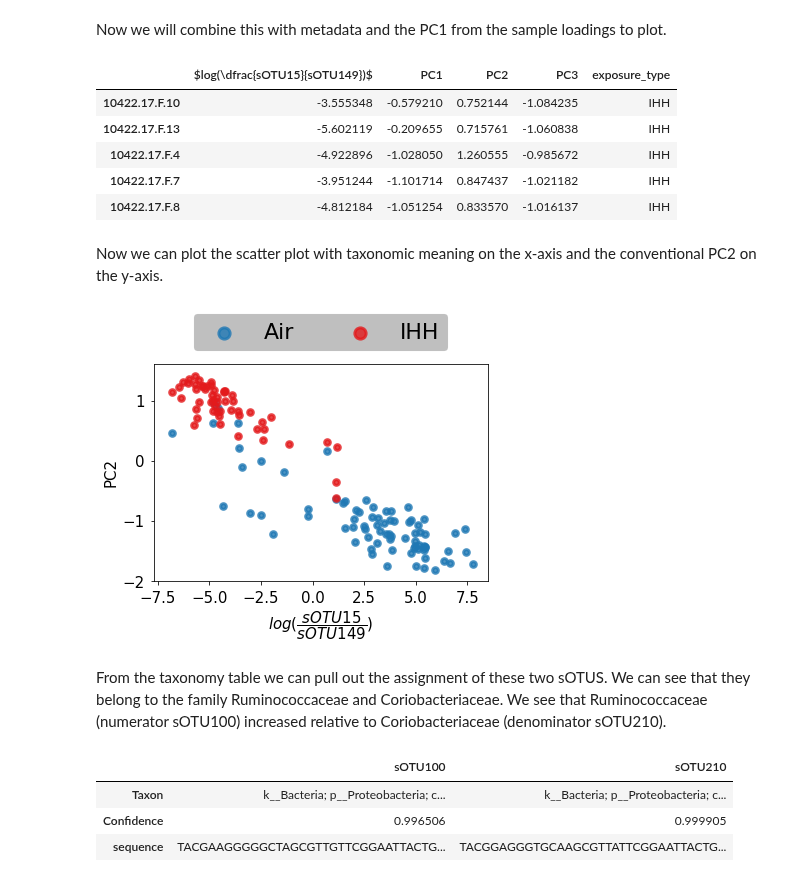
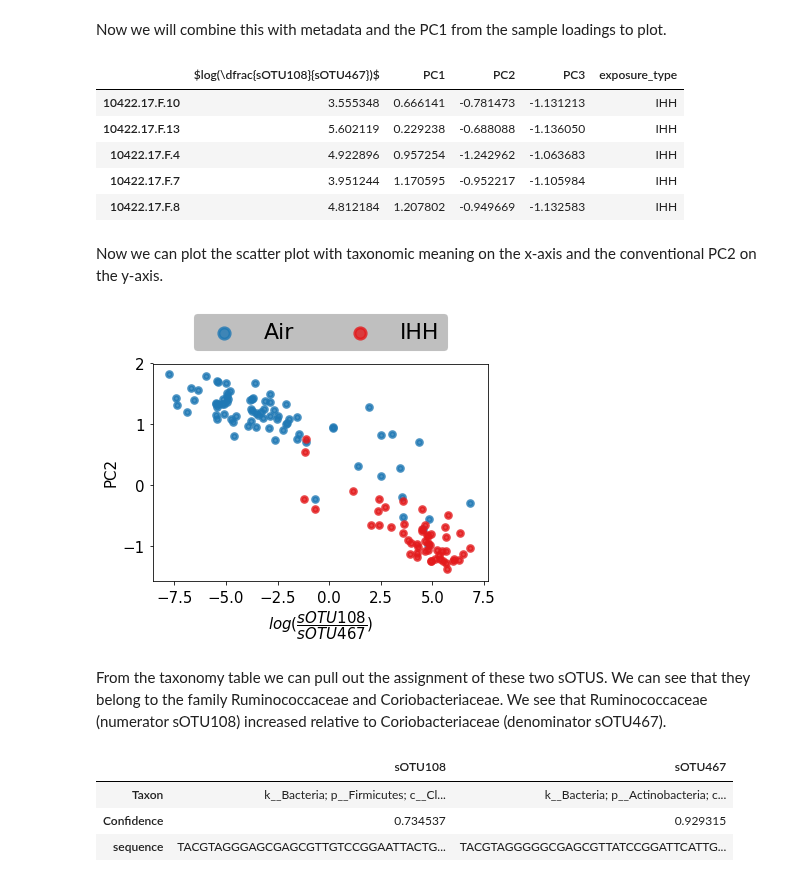
Before and after one commit to biocore/DEICODE, a Jupyter notebook: ipynb/sleep_apnea/SleepApnea-python-tutorial.ipynb, the cells around one changed output. Drawn from its saved outputs; the diff is of its cells as text; code cells hidden in the pictures.

```diff
--- a/ipynb/sleep_apnea/SleepApnea-python-tutorial.ipynb
+++ b/ipynb/sleep_apnea/SleepApnea-python-tutorial.ipynb
@@ -35,7 +35,7 @@ meta = pd.read_table('qiita_10422_metadata.tsv', index_col=0)
 def sample_filter(val, id_, md): return sum(val) > 500
 def observation_filter(val, id_, md): return sum(val) > 10
 table = table.filter(sample_filter, axis='sample')
-table = table.filter(sample_filter, axis='observation')
+table = table.filter(observation_filter, axis='observation')
 
 # ensure index matches
 table,taxa = match(table.to_dataframe(),taxa)
@@ -138,12 +138,12 @@ lrdf = pd.concat([lrdf,sample_rankings,meta[['exposure_type']]],axis=1).dropna()
 # view
 lrdf.head(5)
 # %% [output]
-|  | $log(\dfrac{sOTU15}{sOTU149})$ | PC1 | PC2 | PC3 | exposure_type |
-| 10422.17.F.10 | -3.555348 | -0.579210 | 0.752144 | -1.084235 | IHH |
-| 10422.17.F.13 | -5.602119 | -0.209655 | 0.715761 | -1.060838 | IHH |
-| 10422.17.F.4 | -4.922896 | -1.028050 | 1.260555 | -0.985672 | IHH |
-| 10422.17.F.7 | -3.951244 | -1.101714 | 0.847437 | -1.021182 | IHH |
-| 10422.17.F.8 | -4.812184 | -1.051254 | 0.833570 | -1.016137 | IHH |
+|  | $log(\dfrac{sOTU108}{sOTU467})$ | PC1 | PC2 | PC3 | exposure_type |
+| 10422.17.F.10 | 3.555348 | 0.666141 | -0.781473 | -1.131213 | IHH |
+| 10422.17.F.13 | 5.602119 | 0.229238 | -0.688088 | -1.136050 | IHH |
+| 10422.17.F.4 | 4.922896 | 0.957254 | -1.242962 | -1.063683 | IHH |
+| 10422.17.F.7 | 3.951244 | 1.170595 | -0.952217 | -1.105984 | IHH |
+| 10422.17.F.8 | 4.812184 | 1.207802 | -0.949669 | -1.132583 | IHH |
 # %% [markdown]
 Now we can plot the scatter plot with taxonomic meaning on the x-axis and the conventional PC2 on the y-axis.
 # %%
@@ -169,13 +169,13 @@ plt.legend(loc='upper center',
                 , markerscale=2, facecolor="grey")
 plt.show()
 # %% [output]
-[figure, old version]
+[figure, new version]
 # %% [markdown]
-From the taxonomy table we can pull out the assignment of these two sOTUS. We can see that they belong to the family Ruminococcaceae and Coriobacteriaceae. We see that Ruminococcaceae (numerator sOTU100) increased relative to Coriobacteriaceae (denominator sOTU210).
+From the taxonomy table we can pull out the assignment of these two sOTUS. We can see that they belong to the family Ruminococcaceae and Coriobacteriaceae. We see that Ruminococcaceae (numerator sOTU108) increased relative to Coriobacteriaceae (denominator sOTU467).
 # %%
-taxa.loc[['sOTU100','sOTU210']].T
+taxa.loc[['sOTU108','sOTU467']].T
 # %% [output]
-|  | sOTU100 | sOTU210 |
-| Taxon | k__Bacteria; p__Proteobacteria; c... | k__Bacteria; p__Proteobacteria; c... |
-| Confidence | 0.996506 | 0.999905 |
-| sequence | TACGAAGGGGGCTAGCGTTGTTCGGAATTACTG... | TACGGAGGGTGCAAGCGTTATTCGGAATTACTG... |
+|  | sOTU108 | sOTU467 |
+| Taxon | k__Bacteria; p__Firmicutes; c__Cl... | k__Bacteria; p__Actinobacteria; c... |
+| Confidence | 0.734537 | 0.929315 |
+| sequence | TACGTAGGGAGCGAGCGTTGTCCGGAATTACTG... | TACGTAGGGGGCGAGCGTTATCCGGATTCATTG... |
```
Also changed, not shown: parts of 4 cells of this notebook, 2 other files.
